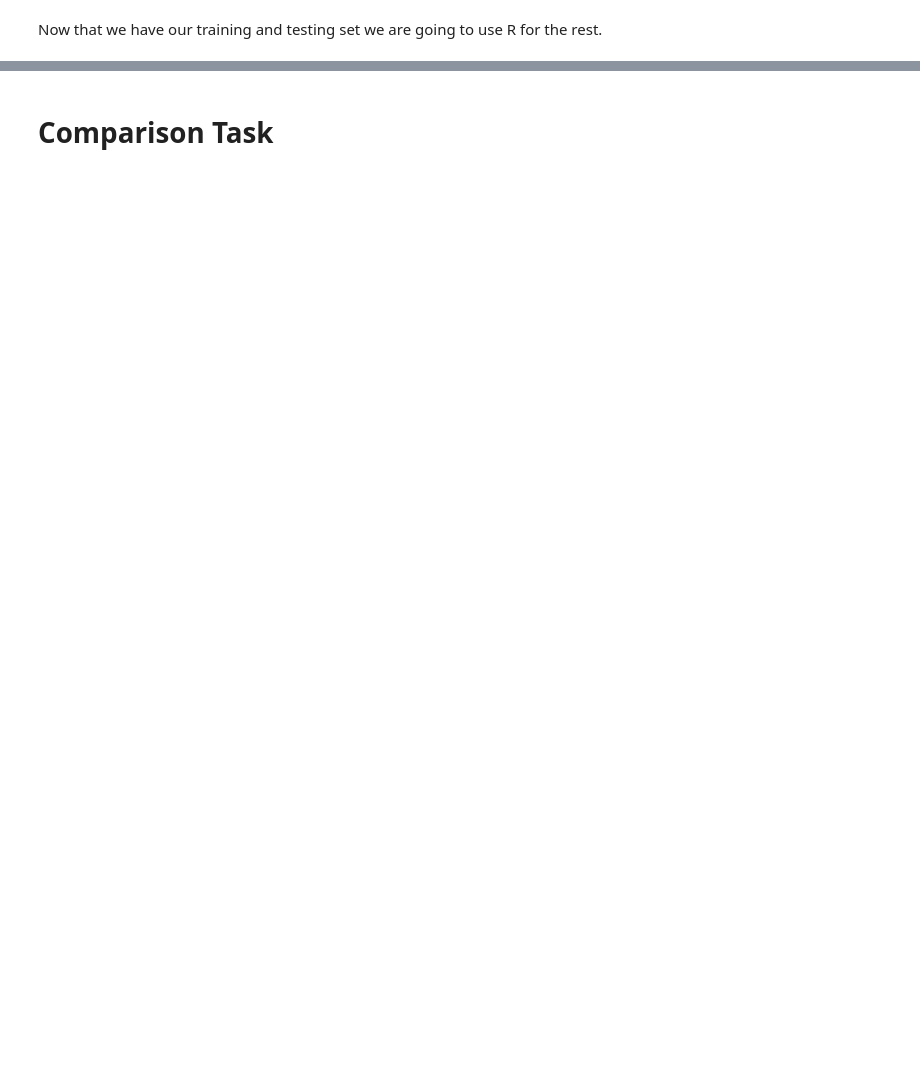
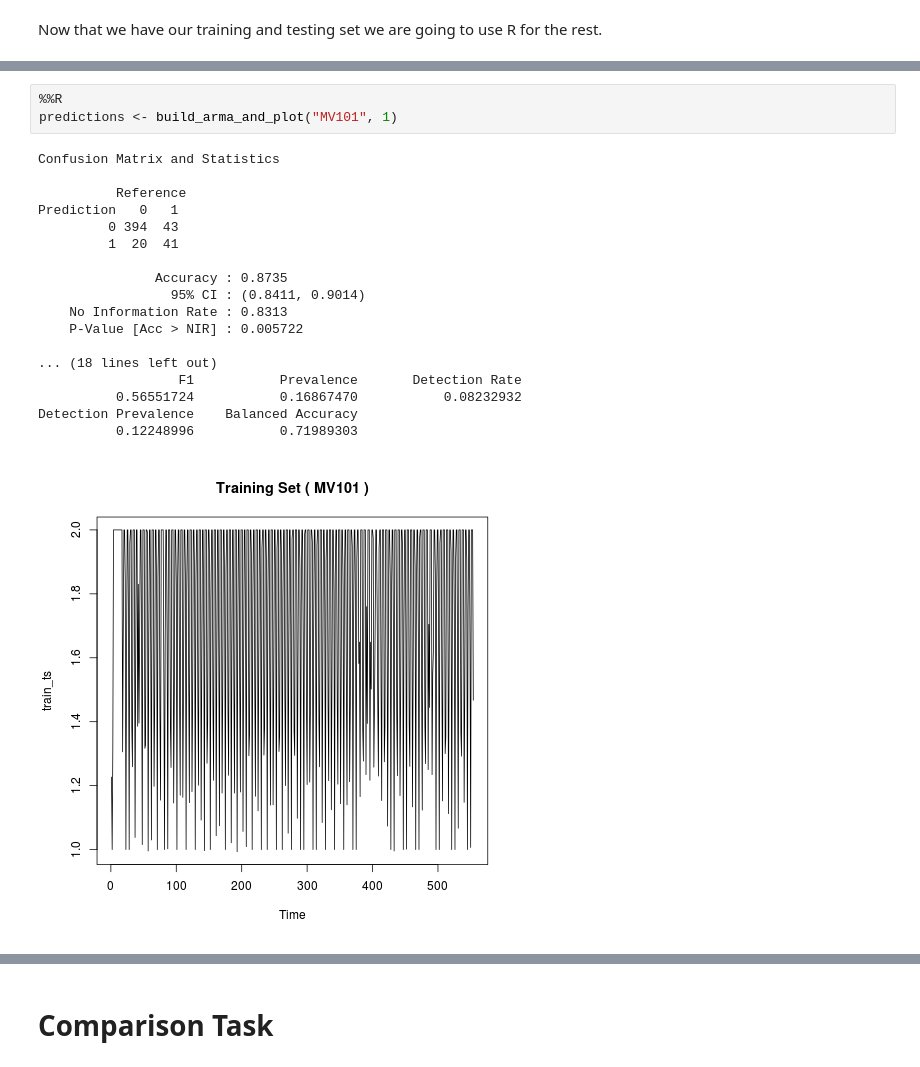
Before and after one commit to ajayaadhikari/Cyber-Data-Analytics, a Jupyter notebook: Assignment_2/CDA-Report.ipynb, the cells around one changed output, grey strips where cells are left out. Cells and saved outputs as stored; diff of their text form; blank space fills up the shorter version.

```diff
--- a/Assignment_2/CDA-Report.ipynb
+++ b/Assignment_2/CDA-Report.ipynb
@@ -264,0 +448,22 @@ ImportError: No module named rpy2.ipython
+# %%
+%%R
+predictions <- build_arma_and_plot("MV101", 1)
+# %% [output]
+Confusion Matrix and Statistics
+
+          Reference
+Prediction   0   1
+         0 394  43
+         1  20  41
+
+               Accuracy : 0.8735
+                 95% CI : (0.8411, 0.9014)
+    No Information Rate : 0.8313
+    P-Value [Acc > NIR] : 0.005722
+
+... (18 lines left out)
+                  F1           Prevalence       Detection Rate
+          0.56551724           0.16867470           0.08232932
+Detection Prevalence    Balanced Accuracy
+          0.12248996           0.71989303
+[figure, added]
```
Also changed, not shown: parts of 22 cells of this notebook.
